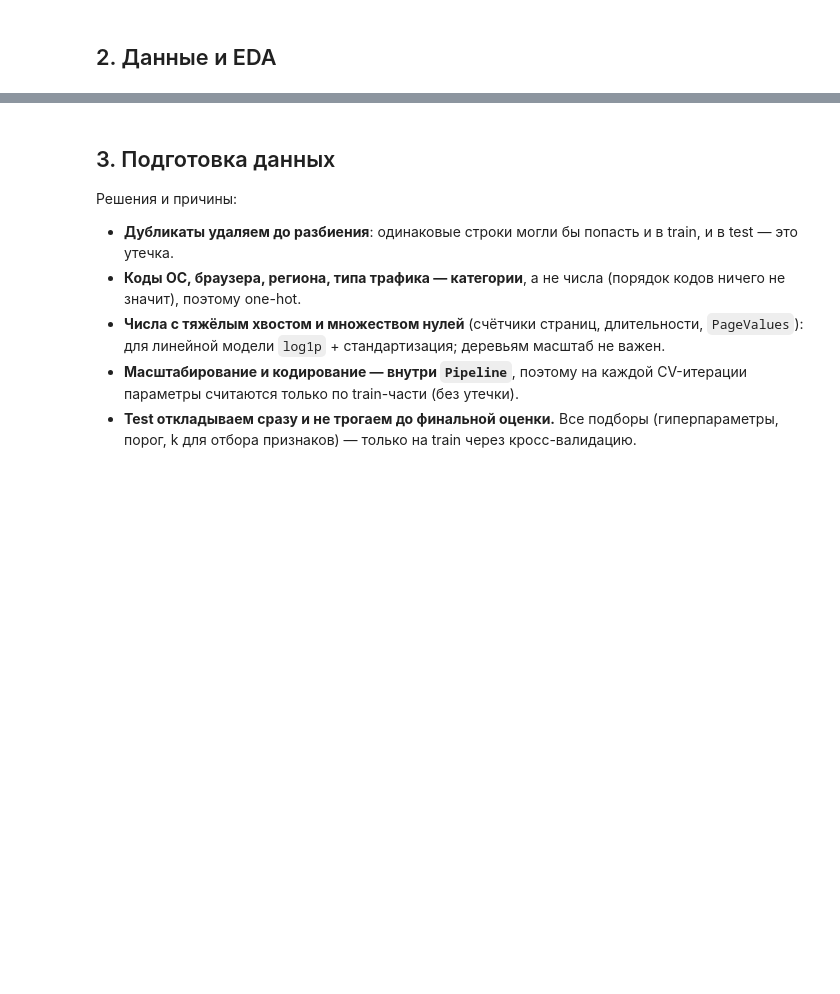
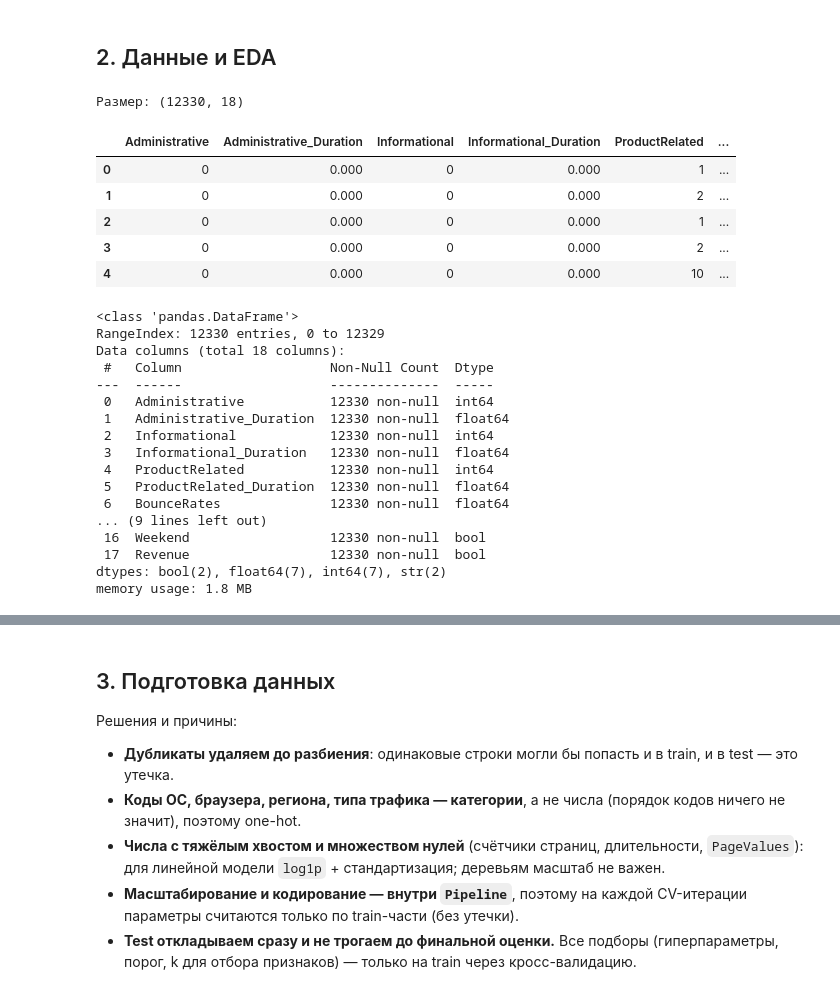
Before and after one commit to Bylbazavor/-, a Jupyter notebook: research.ipynb, the cells around one changed output, grey strips where cells are left out. Cells and saved outputs as stored; diff of their text form; code cells hidden in the pictures; blank space fills up the shorter version.

```diff
--- a/research.ipynb
+++ b/research.ipynb
@@ -68,11 +55,36 @@ pd.set_option('display.float_format', lambda v: f'{v:.3f}')
 # %% [markdown]
 ## 2. Данные и EDA
 # %%
-DATA_PATH = 'online_shoppers_intention.csv'   # путь к скачанному CSV
+DATA_PATH = 'C:\\Users\\Bylbik\\online_shoppers_intention.csv'
 df = pd.read_csv(DATA_PATH)
 print('Размер:', df.shape)
 display(df.head())
 df.info()
+# %% [output]
+Размер: (12330, 18)
+|  | Administrative | Administrative_Duration | Informational | Informational_Duration | ProductRelated | ... |
+| 0 | 0 | 0.000 | 0 | 0.000 | 1 | ... |
+| 1 | 0 | 0.000 | 0 | 0.000 | 2 | ... |
+| 2 | 0 | 0.000 | 0 | 0.000 | 1 | ... |
+| 3 | 0 | 0.000 | 0 | 0.000 | 2 | ... |
+| 4 | 0 | 0.000 | 0 | 0.000 | 10 | ... |
+<class 'pandas.DataFrame'>
+RangeIndex: 12330 entries, 0 to 12329
+Data columns (total 18 columns):
+ #   Column                   Non-Null Count  Dtype
+---  ------                   --------------  -----
+ 0   Administrative           12330 non-null  int64
+ 1   Administrative_Duration  12330 non-null  float64
+ 2   Informational            12330 non-null  int64
+ 3   Informational_Duration   12330 non-null  float64
+ 4   ProductRelated           12330 non-null  int64
+ 5   ProductRelated_Duration  12330 non-null  float64
+ 6   BounceRates              12330 non-null  float64
+... (9 lines left out)
+ 16  Weekend                  12330 non-null  bool
+ 17  Revenue                  12330 non-null  bool
+dtypes: bool(2), float64(7), int64(7), str(2)
+memory usage: 1.8 MB
 # %%
 na = df.isna().sum()
 print('Пропуски (только столбцы, где они есть):')
```
Also changed, not shown: parts of 31 cells of this notebook.
